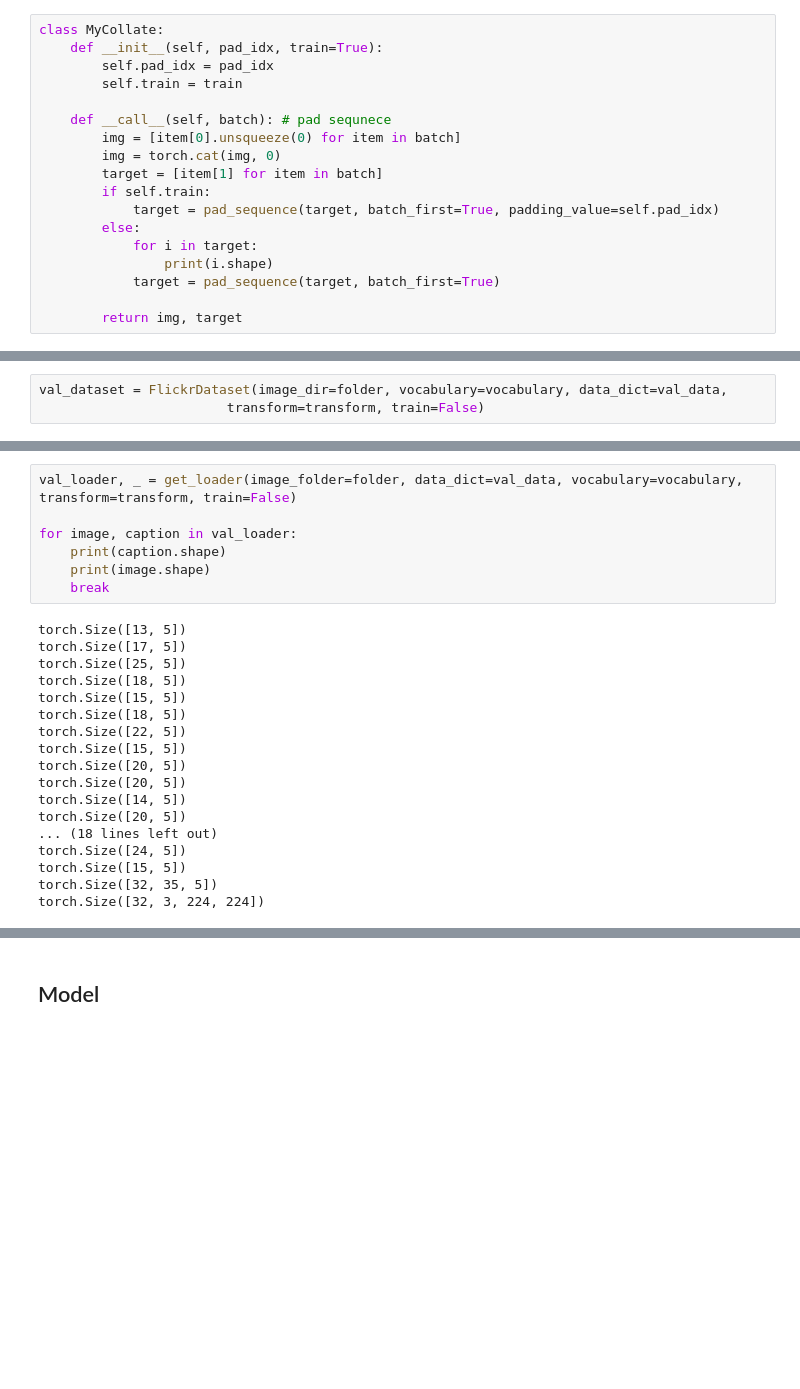
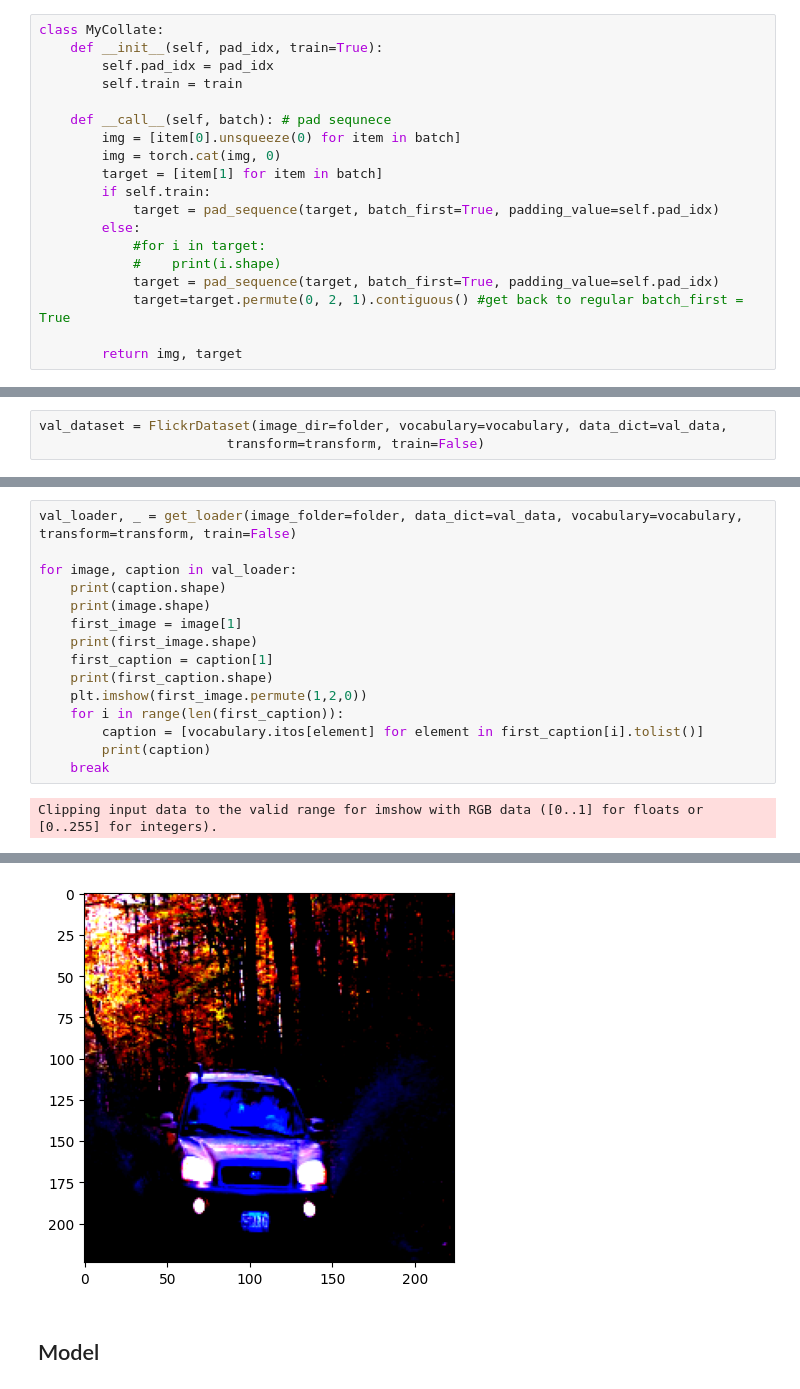
Before and after one commit to natek-1/Image-Captioning, a Jupyter notebook: research/show attend and tell.ipynb, the cells around one changed output, grey strips where cells are left out. Cells and saved outputs as stored; diff of their text form; blank space fills up the shorter version.

```diff
--- a/research/show attend and tell.ipynb
+++ b/research/show attend and tell.ipynb
@@ -331,9 +331,10 @@ class MyCollate:
         if self.train:
             target = pad_sequence(target, batch_first=True, padding_value=self.pad_idx)
         else:
-            for i in target:
-                print(i.shape)
-            target = pad_sequence(target, batch_first=True)
+            #for i in target:
+            #    print(i.shape)
+            target = pad_sequence(target, batch_first=True, padding_value=self.pad_idx)
+            target=target.permute(0, 2, 1).contiguous() #get back to regular batch_first = True
 
         return img, target
 # %%
@@ -419,22 +420,14 @@ val_loader, _ = get_loader(image_folder=folder, data_dict=val_data, vocabulary=v
 for image, caption in val_loader:
     print(caption.shape)
     print(image.shape)
+    first_image = image[1]
+    print(first_image.shape)
+    first_caption = caption[1]
+    print(first_caption.shape)
+    plt.imshow(first_image.permute(1,2,0))
+    for i in range(len(first_caption)):
+        caption = [vocabulary.itos[element] for element in first_caption[i].tolist()]
+        print(caption)
     break
 # %% [output]
-torch.Size([13, 5])
-torch.Size([17, 5])
-torch.Size([25, 5])
-torch.Size([18, 5])
-torch.Size([15, 5])
-torch.Size([18, 5])
-torch.Size([22, 5])
-torch.Size([15, 5])
-torch.Size([20, 5])
-torch.Size([20, 5])
-torch.Size([14, 5])
-torch.Size([20, 5])
-... (18 lines left out)
-torch.Size([24, 5])
-torch.Size([15, 5])
-torch.Size([32, 35, 5])
-torch.Size([32, 3, 224, 224])
+Clipping input data to the valid range for imshow with RGB data ([0..1] for floats or [0..255] for integers).
@@ -441,3 +443,4 @@ torch.Size([32, 3, 224, 224])
+[figure, added]
 # %% [markdown]
 ## Model
 # %% [markdown]
```
Also changed, not shown: parts of 3 cells of this notebook.
